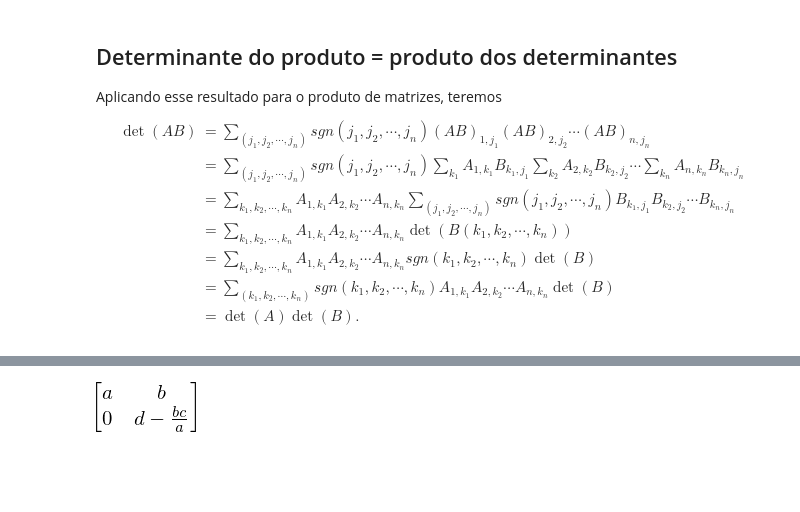
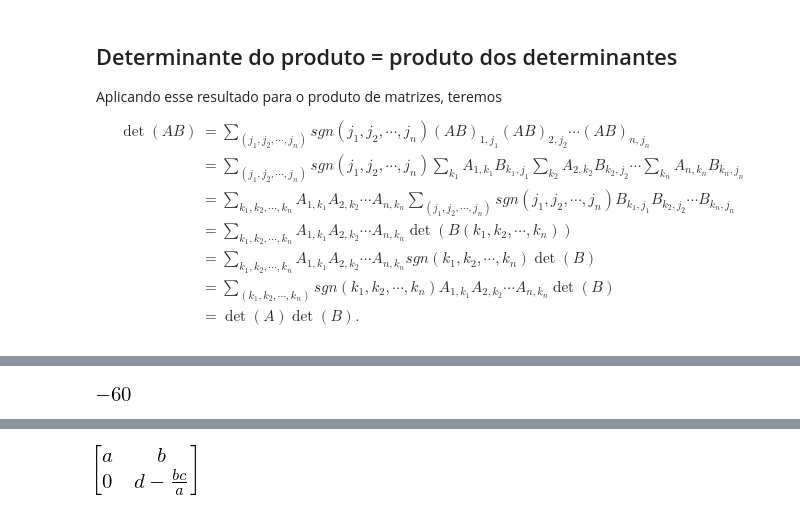
Before and after one commit to jonasmaziero/algebra_linear, a Jupyter notebook: 01_determinante.ipynb, the cells around one changed output, grey strips where cells are left out. Saved outputs shown, nothing was run; the diff lists cells and outputs as text; code cells hidden in the pictures; blank space fills up the shorter version.

```diff
--- a/01_determinante.ipynb
+++ b/01_determinante.ipynb
@@ -799,0 +493,4 @@ def triangular(A):
+# %%
+7*23-13*17
+# %% [output]
+[figure, added]
```
Also changed, not shown: parts of 48 cells of this notebook.
